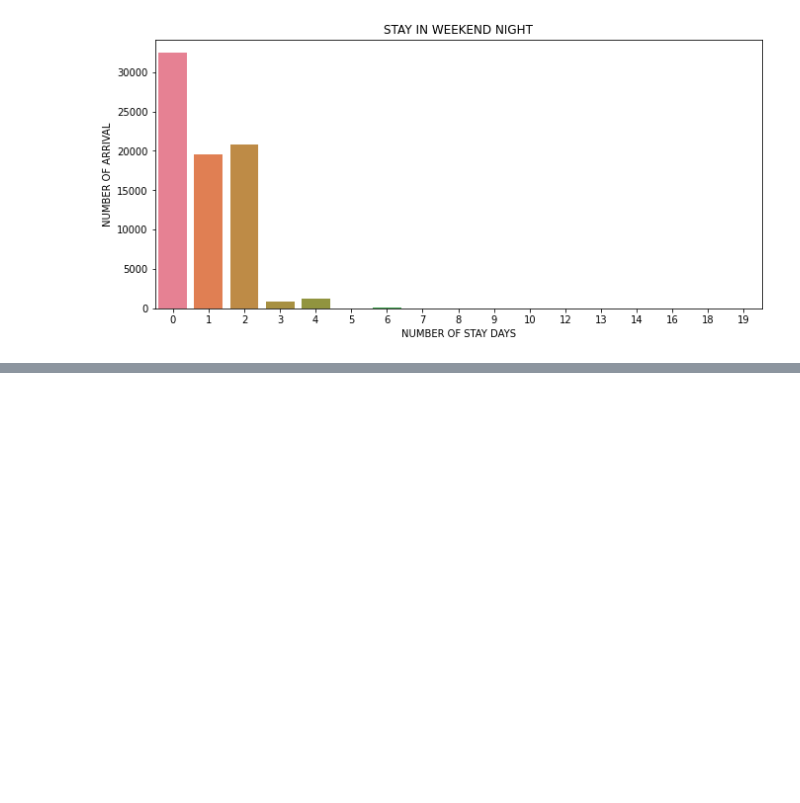
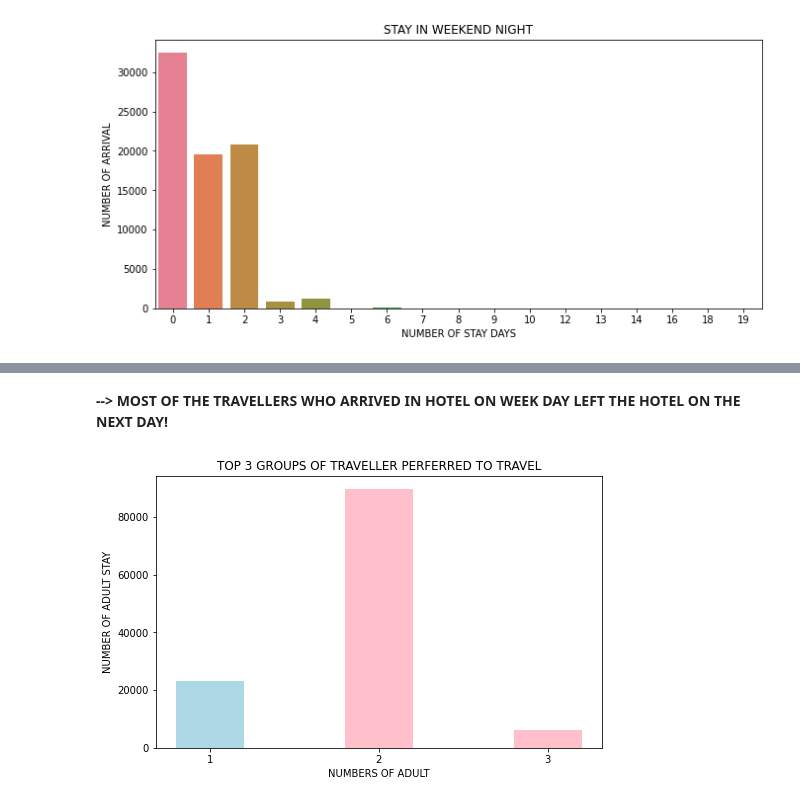
Before and after one commit to Devkhiran/EDA-Hotel-Booking, a Jupyter notebook: Dev_Hotel_Booking_Analysis_Capstone_Project.ipynb, the cells around one changed output, grey strips where cells are left out. Cells and saved outputs as stored; diff of their text form; code cells hidden in the pictures; blank space fills up the shorter version.

```diff
--- a/Dev_Hotel_Booking_Analysis_Capstone_Project.ipynb
+++ b/Dev_Hotel_Booking_Analysis_Capstone_Project.ipynb
@@ -487,0 +501,18 @@ plt.show()
+# %% [markdown]
+**--> MOST OF THE TRAVELLERS WHO ARRIVED IN HOTEL ON WEEK DAY LEFT THE HOTEL ON THE NEXT DAY!**
+# %%
+# TOP 3 GROUPS OF TRAVELLERS PREFERED TO TRAVEL (SOLO, COUPLE OR IN GROUP OF 3)
+
+
+x = hbdf['adults'].unique()[:3]
+y = hbdf['adults'].value_counts()[:3]
+
+plt.figure(figsize=(8,5))
+plt.bar(x, y, color =['pink', 'lightblue'], width = 0.4)
+plt.xlabel("NUMBERS OF ADULT")
+plt.ylabel("NUMBER OF ADULT STAY")
+plt.title("TOP 3 GROUPS OF TRAVELLER PERFERRED TO TRAVEL")
+plt.xticks(np.arange(1, 4))
+plt.show()
+# %% [output]
+[figure, added]
```
Also changed, not shown: parts of 47 cells of this notebook.
